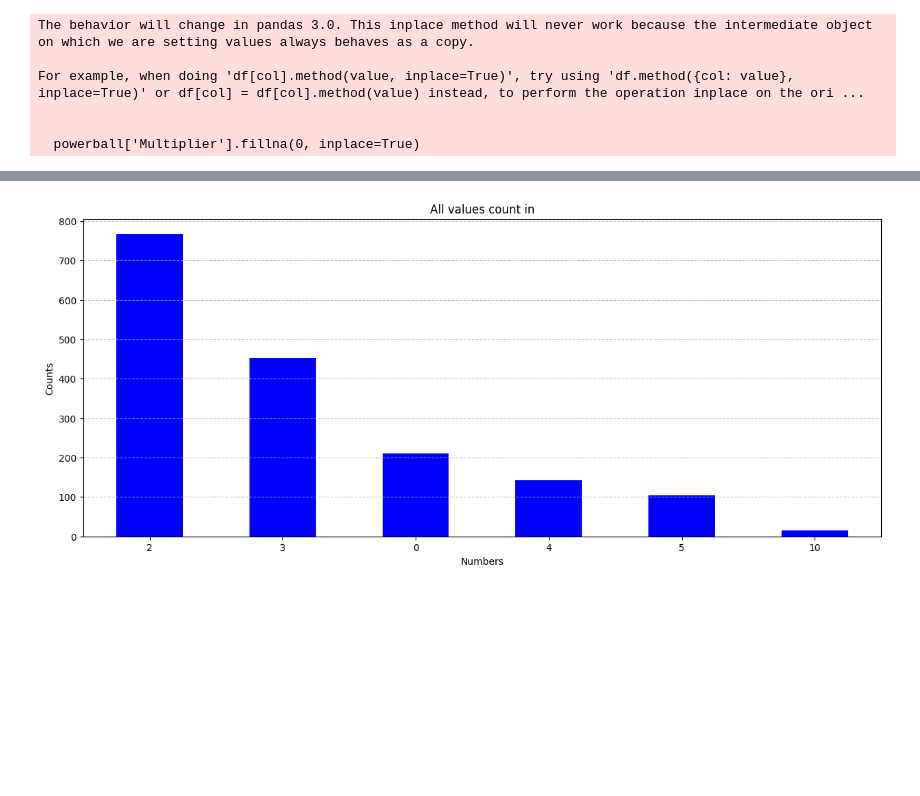
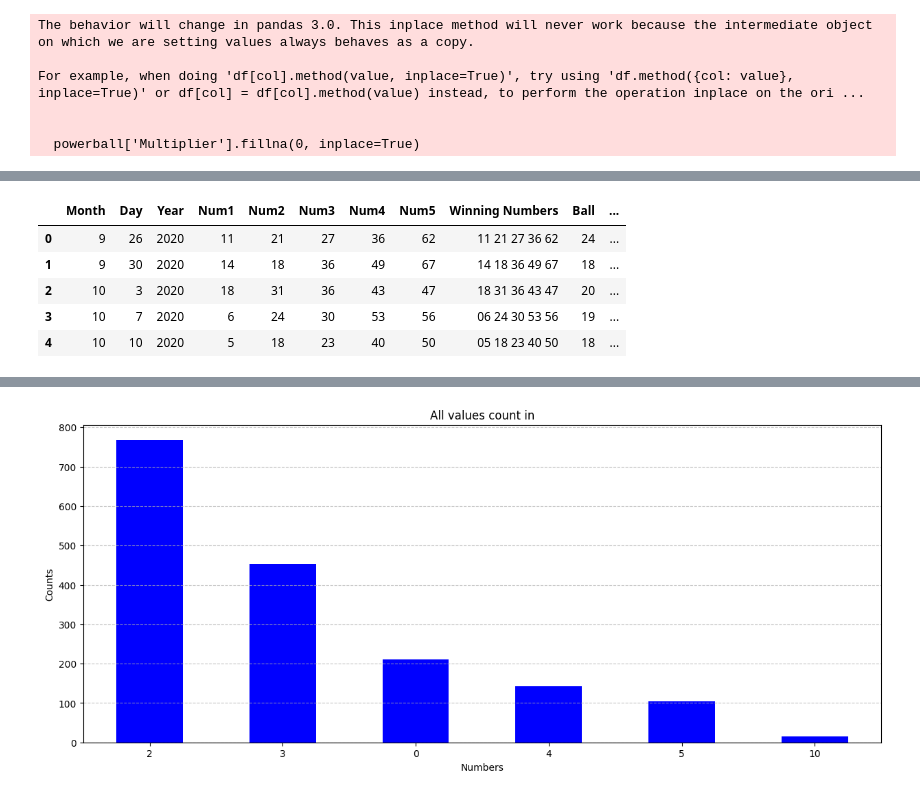
Before and after one commit to sdk-bens/power_mega_millions_ball_EDA, a Jupyter notebook: PowerBall_MegaMillions_EDA.ipynb, the cells around one changed output, grey strips where cells are left out. Cells and saved outputs as stored; diff of their text form; code cells hidden in the pictures; blank space fills up the shorter version.

```diff
--- a/PowerBall_MegaMillions_EDA.ipynb
+++ b/PowerBall_MegaMillions_EDA.ipynb
@@ -246,4 +264,5 @@ powerball['Num5'] = powerball['Winning Numbers'].str.split().str[4]
 powerball['Ball'] = powerball['Winning Numbers'].str.split().str[5]
 # %%
 # Removing the power ball from the winning numbers
-powerball['Winning Numbers'] = powerball['Winning Numbers'][0][:14]
+for i in range(powerball.shape[0]):
+  powerball['Winning Numbers'][i] = powerball['Winning Numbers'][i][:14]
@@ -256,6 +290,15 @@ powerball['Year'] = powerball['Draw Date'].str.split("/").str[2]
 # %%
 # Reordering the columns
 powerball = powerball[["Month", "Day", "Year", "Num1", "Num2", "Num3", "Num4", "Num5", "Winning Numbers", "Ball", "Multiplier"]]
+# %%
+powerball.head()
+# %% [output]
+|  | Month | Day | Year | Num1 | Num2 | Num3 | Num4 | Num5 | Winning Numbers | Ball | ... |
+| 0 | 9 | 26 | 2020 | 11 | 21 | 27 | 36 | 62 | 11 21 27 36 62 | 24 | ... |
+| 1 | 9 | 30 | 2020 | 14 | 18 | 36 | 49 | 67 | 14 18 36 49 67 | 18 | ... |
+| 2 | 10 | 3 | 2020 | 18 | 31 | 36 | 43 | 47 | 18 31 36 43 47 | 20 | ... |
+| 3 | 10 | 7 | 2020 | 6 | 24 | 30 | 53 | 56 | 06 24 30 53 56 | 19 | ... |
+| 4 | 10 | 10 | 2020 | 5 | 18 | 23 | 40 | 50 | 05 18 23 40 50 | 18 | ... |
 # %%
 convert_to_int(powerball)
 # %%
```
Also changed, not shown: parts of 25 cells of this notebook.
